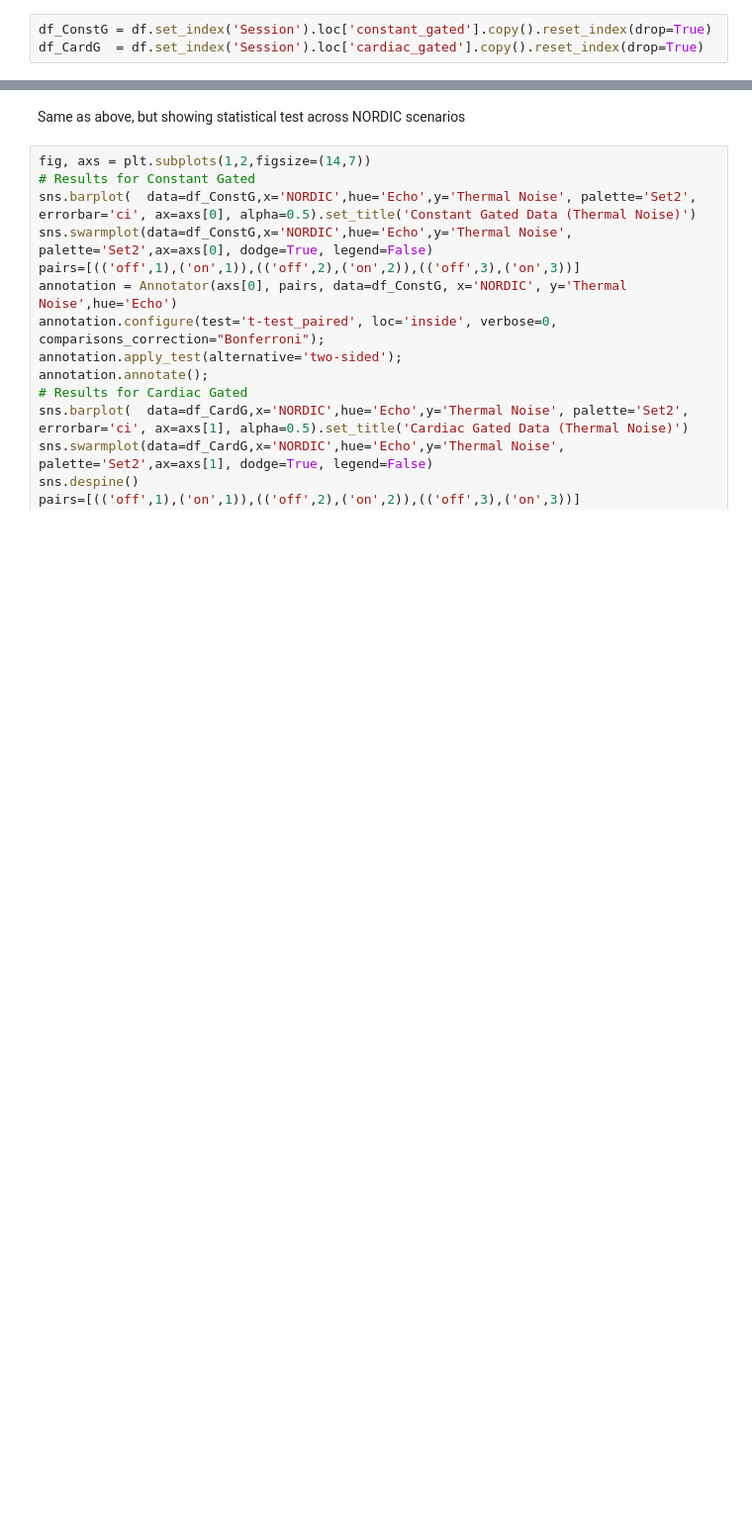
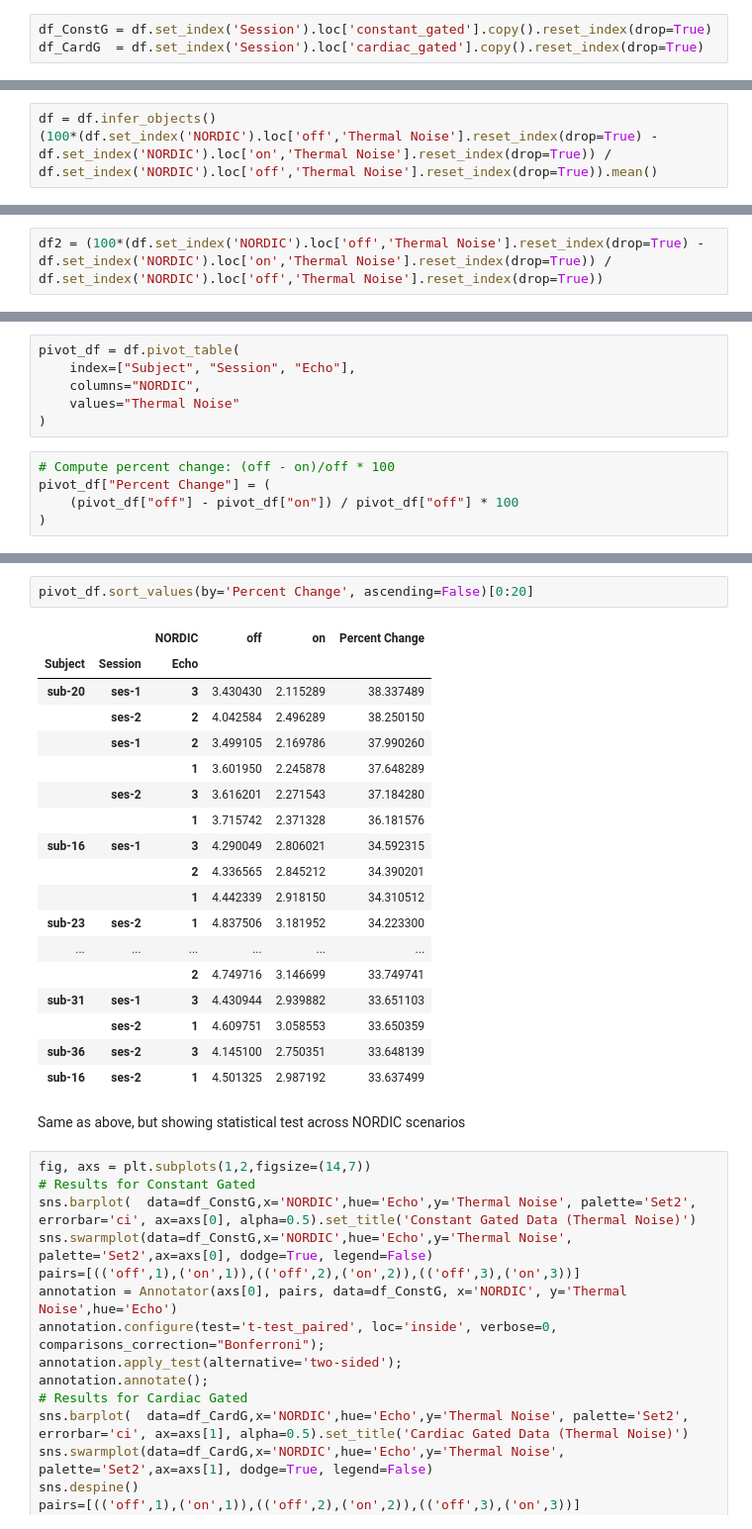
Before and after one commit to javiergcas/me_staticfc, a Jupyter notebook: code/notebooks/N00_ThermalNoise_before_and_after_NORDIC.ipynb, the cells around one changed output, grey strips where cells are left out. Shown at 99% size. Drawn from its saved outputs; the diff is of its cells as text; blank space fills up the shorter version.

```diff
--- a/code/notebooks/N00_ThermalNoise_before_and_after_NORDIC.ipynb
+++ b/code/notebooks/N00_ThermalNoise_before_and_after_NORDIC.ipynb
@@ -84,0 +193,3 @@ annotation.annotate();
+# %%
+df = df.infer_objects()
+(100*(df.set_index('NORDIC').loc['off','Thermal Noise'].reset_index(drop=True) - df.set_index('NORDIC').loc['on','Thermal Noise'].reset_index(drop=True)) / df.set_index('NORDIC').loc['off','Thermal Noise'].reset_index(drop=True)).mean()
@@ -84,0 +198,2 @@ annotation.annotate();
+# %%
+df2 = (100*(df.set_index('NORDIC').loc['off','Thermal Noise'].reset_index(drop=True) - df.set_index('NORDIC').loc['on','Thermal Noise'].reset_index(drop=True)) / df.set_index('NORDIC').loc['off','Thermal Noise'].reset_index(drop=True))
@@ -84,0 +204,11 @@ annotation.annotate();
+# %%
+pivot_df = df.pivot_table(
+    index=["Subject", "Session", "Echo"],
+    columns="NORDIC",
+    values="Thermal Noise"
+)
+# %%
+# Compute percent change: (off - on)/off * 100
+pivot_df["Percent Change"] = (
+    (pivot_df["off"] - pivot_df["on"]) / pivot_df["off"] * 100
+)
@@ -85,3 +240,24 @@ annotation.annotate();
+# %%
+pivot_df.sort_values(by='Percent Change', ascending=False)[0:20]
+# %% [output]
+|  |  | NORDIC | off | on | Percent Change |
+| Subject | Session | Echo |  |  |  |
+| sub-20 | ses-1 | 3 | 3.430430 | 2.115289 | 38.337489 |
+|  | ses-2 | 2 | 4.042584 | 2.496289 | 38.250150 |
+|  | ses-1 | 2 | 3.499105 | 2.169786 | 37.990260 |
+|  |  | 1 | 3.601950 | 2.245878 | 37.648289 |
+|  | ses-2 | 3 | 3.616201 | 2.271543 | 37.184280 |
+|  |  | 1 | 3.715742 | 2.371328 | 36.181576 |
+| sub-16 | ses-1 | 3 | 4.290049 | 2.806021 | 34.592315 |
+|  |  | 2 | 4.336565 | 2.845212 | 34.390201 |
+|  |  | 1 | 4.442339 | 2.918150 | 34.310512 |
+| sub-23 | ses-2 | 1 | 4.837506 | 3.181952 | 34.223300 |
+| ... | ... | ... | ... | ... | ... |
+|  |  | 2 | 4.749716 | 3.146699 | 33.749741 |
+| sub-31 | ses-1 | 3 | 4.430944 | 2.939882 | 33.651103 |
+|  | ses-2 | 1 | 4.609751 | 3.058553 | 33.650359 |
+| sub-36 | ses-2 | 3 | 4.145100 | 2.750351 | 33.648139 |
+| sub-16 | ses-2 | 1 | 4.501325 | 2.987192 | 33.637499 |
 # %% [markdown]
 Same as above, but showing statistical test across NORDIC scenarios
 # %%
```
Also changed, not shown: parts of 30 cells of this notebook, 1 other file.
